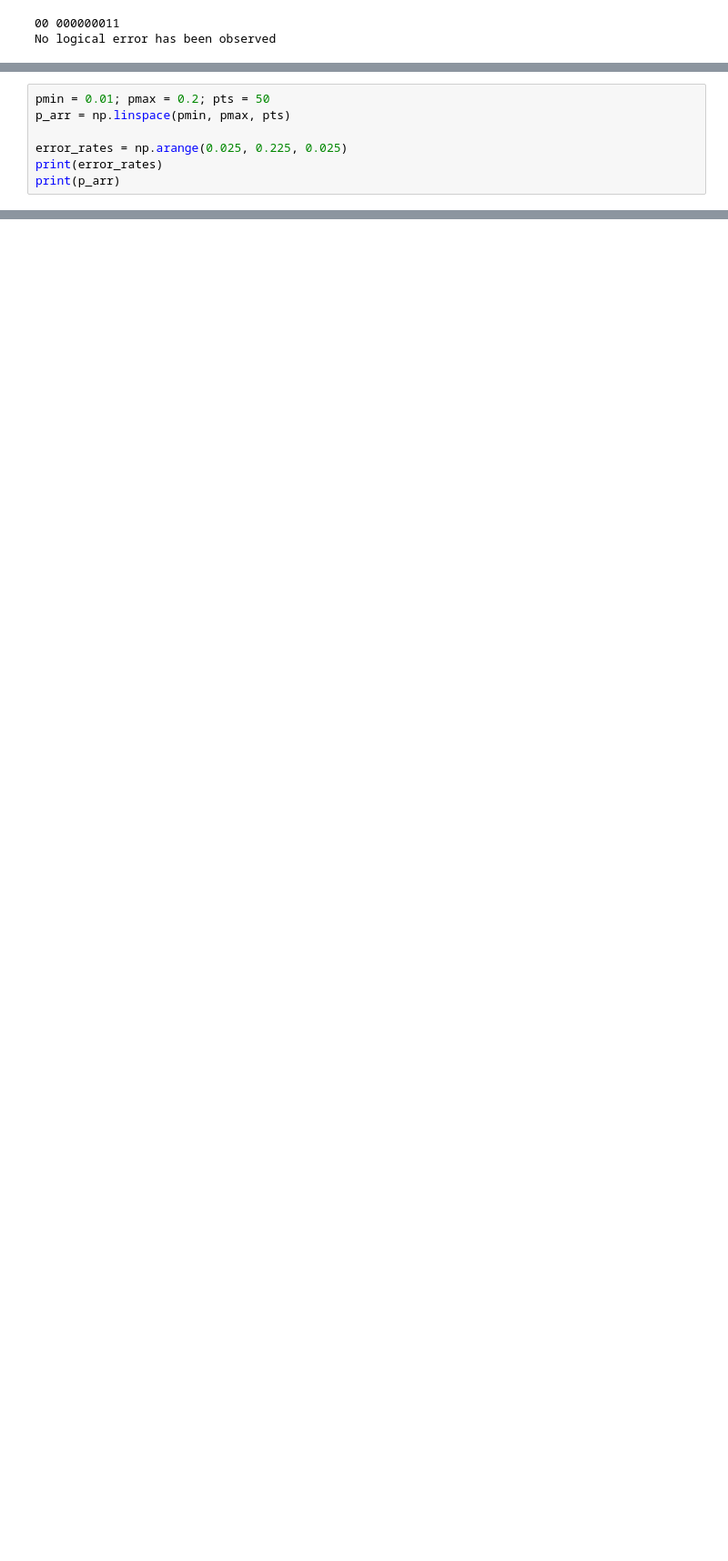
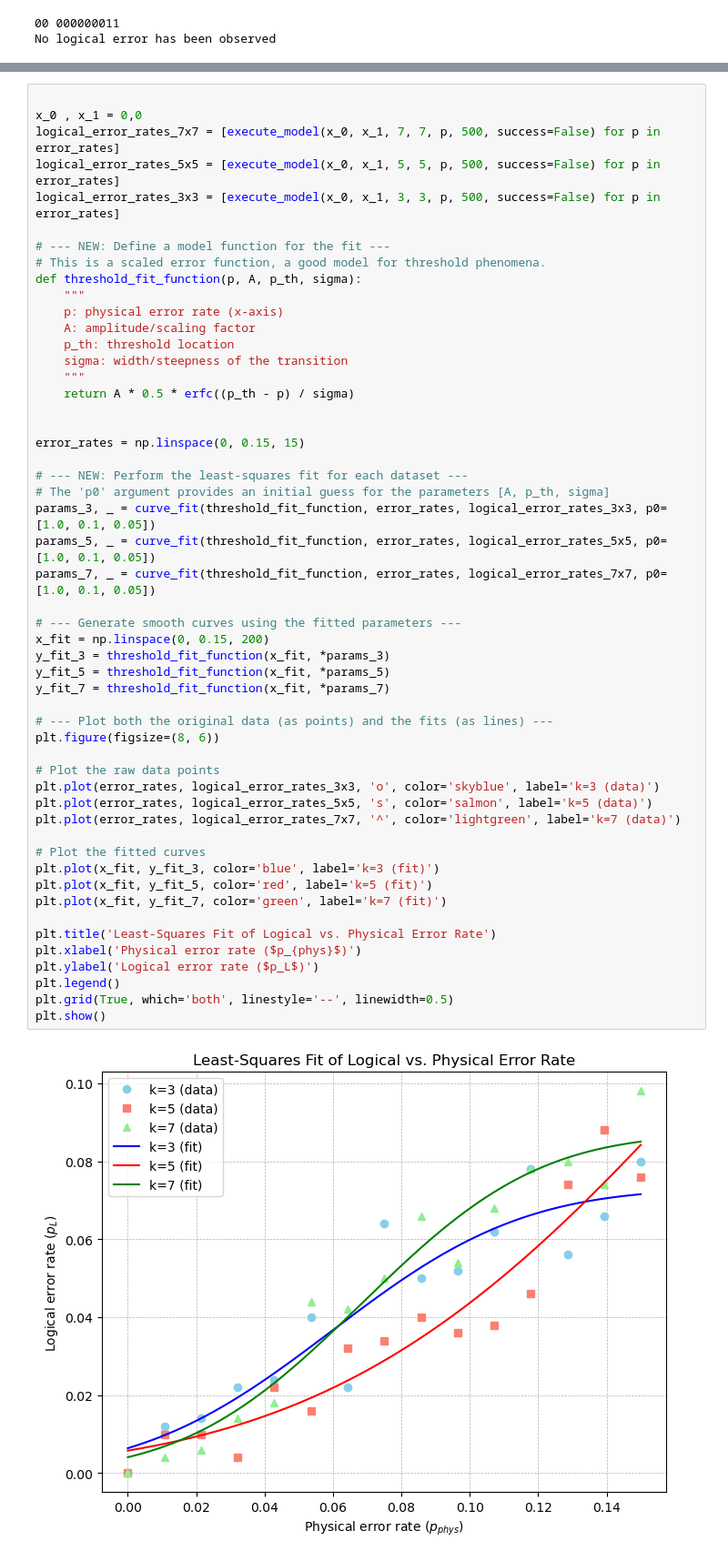
Before and after one commit to elhyc/Kitaev-Toric-Code, a Jupyter notebook: ToricMiniproject3.ipynb, the cells around one changed output, grey strips where cells are left out. Shown: that part at 91% size. Saved outputs shown, nothing was run; the diff lists cells and outputs as text; blank space fills up the shorter version.

```diff
--- a/ToricMiniproject3.ipynb
+++ b/ToricMiniproject3.ipynb
@@ -817,7 +97,0 @@ plt.show()
-# %%
-pmin = 0.01; pmax = 0.2; pts = 50
-p_arr = np.linspace(pmin, pmax, pts)
-
-error_rates = np.arange(0.025, 0.225, 0.025)
-print(error_rates)
-print(p_arr)
@@ -834,0 +98,54 @@ print(p_arr)
+# %%
+
+x_0 , x_1 = 0,0
+logical_error_rates_7x7 = [execute_model(x_0, x_1, 7, 7, p, 500, success=False) for p in error_rates]
+logical_error_rates_5x5 = [execute_model(x_0, x_1, 5, 5, p, 500, success=False) for p in error_rates]
+logical_error_rates_3x3 = [execute_model(x_0, x_1, 3, 3, p, 500, success=False) for p in error_rates]
+
+# --- NEW: Define a model function for the fit ---
+# This is a scaled error function, a good model for threshold phenomena.
+def threshold_fit_function(p, A, p_th, sigma):
+    """
+    p: physical error rate (x-axis)
+    A: amplitude/scaling factor
+    p_th: threshold location
+    sigma: width/steepness of the transition
+    """
+    return A * 0.5 * erfc((p_th - p) / sigma)
+
+
+error_rates = np.linspace(0, 0.15, 15)
+
+# --- NEW: Perform the least-squares fit for each dataset ---
+# The 'p0' argument provides an initial guess for the parameters [A, p_th, sigma]
+params_3, _ = curve_fit(threshold_fit_function, error_rates, logical_error_rates_3x3, p0=[1.0, 0.1, 0.05])
+params_5, _ = curve_fit(threshold_fit_function, error_rates, logical_error_rates_5x5, p0=[1.0, 0.1, 0.05])
+params_7, _ = curve_fit(threshold_fit_function, error_rates, logical_error_rates_7x7, p0=[1.0, 0.1, 0.05])
+
+# --- Generate smooth curves using the fitted parameters ---
+x_fit = np.linspace(0, 0.15, 200)
+y_fit_3 = threshold_fit_function(x_fit, *params_3)
+y_fit_5 = threshold_fit_function(x_fit, *params_5)
+y_fit_7 = threshold_fit_function(x_fit, *params_7)
+
+# --- Plot both the original data (as points) and the fits (as lines) ---
+plt.figure(figsize=(8, 6))
+
+# Plot the raw data points
+plt.plot(error_rates, logical_error_rates_3x3, 'o', color='skyblue', label='k=3 (data)')
+plt.plot(error_rates, logical_error_rates_5x5, 's', color='salmon', label='k=5 (data)')
+plt.plot(error_rates, logical_error_rates_7x7, '^', color='lightgreen', label='k=7 (data)')
+
+# Plot the fitted curves
+plt.plot(x_fit, y_fit_3, color='blue', label='k=3 (fit)')
+plt.plot(x_fit, y_fit_5, color='red', label='k=5 (fit)')
+plt.plot(x_fit, y_fit_7, color='green', label='k=7 (fit)')
+
+plt.title('Least-Squares Fit of Logical vs. Physical Error Rate')
+plt.xlabel('Physical error rate ($p_{phys}$)')
+plt.ylabel('Logical error rate ($p_L$)')
+plt.legend()
+plt.grid(True, which='both', linestyle='--', linewidth=0.5)
+plt.show()
+# %% [output]
+[figure, added]
```
Also changed, not shown: parts of 43 cells of this notebook.
